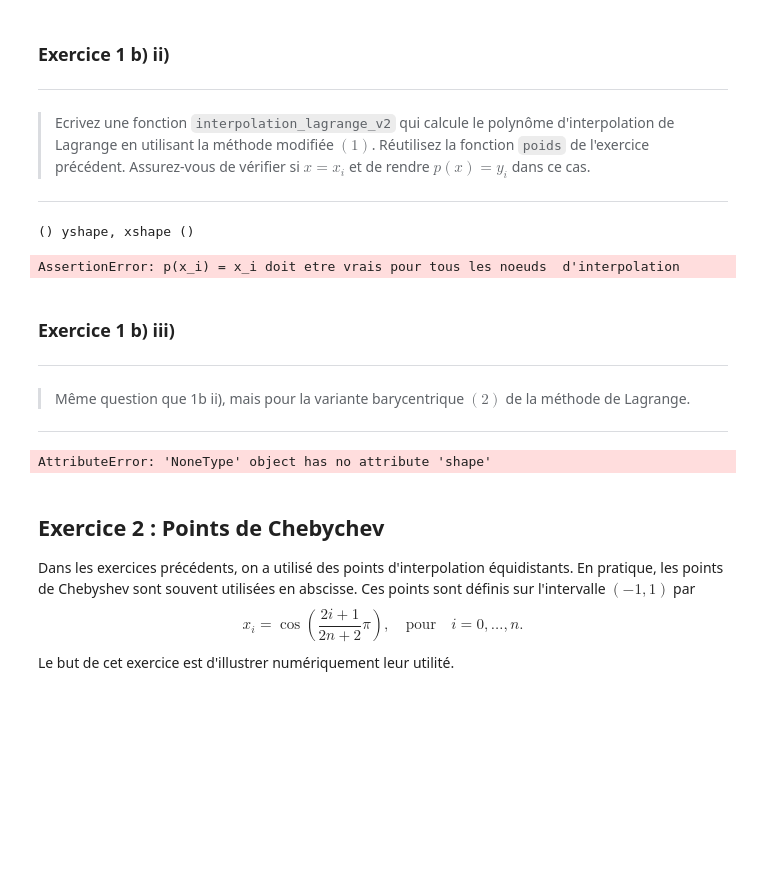
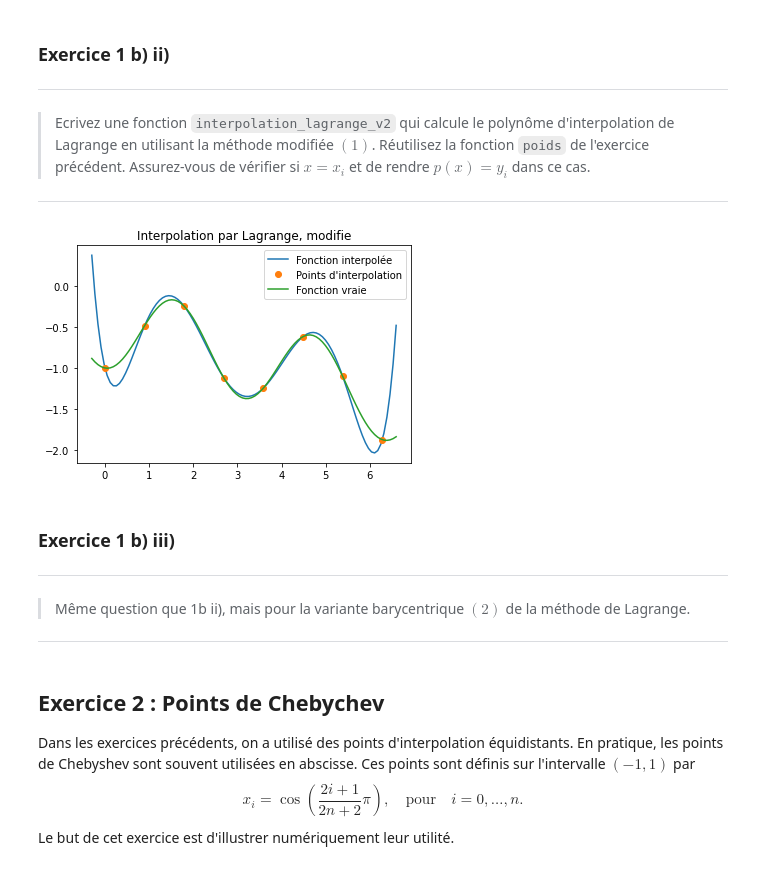
Before and after one commit to David-Kyrat/12M040-AnaNum-TPs, a Jupyter notebook: TP01.ipynb, the cells around one changed output. Cells and saved outputs as stored; diff of their text form; code cells hidden in the pictures; blank space fills up the shorter version.

```diff
--- a/TP01.ipynb
+++ b/TP01.ipynb
@@ -199,50 +199,58 @@ test_poids()
 > Ecrivez une fonction `interpolation_lagrange_v2` qui calcule le polynôme d'interpolation de Lagrange en utilisant la méthode modifiée $(1)$. Réutilisez la fonction `poids` de l'exercice précédent. Assurez-vous de vérifier si $x = x_i$ et de rendre $p(x)=y_i$ dans ce cas.
 ---
 # %%
-import numpy as np
+def eqOrIn(_x, val):
+    """Checks if _x contains val (if _x is an array) or if val == x (if it is a scalar)"""
+    x = np.array(_x)
+    return val in x
 
+def plot_function(x):
+    return np.sin(x) ** 2 - np.exp(x / 10)
 
 def interpolation_lagrange_v2(x, x_inter, y_inter):
     """
     Polynôme de Lagrange defini par points d'interpolation x_inter et y_inter, evalués à x
 
     On renvoie un vecteur de même taille que x.
     """
     n = len(x_inter)
     w = poids(x_inter)
-    distance =  np.array([x] - x_inter)
-    v = y_inter / distance
-    l = np.prod([x] - x_inter)
-    return l * np.dot(v, w)
+
+    tmp_d = np.array([x - x_inter[i] for i in range(n)]) #? computes each x - x_i to be reused in computation of l(x) and of y_i / (x - x_i)
+
+    d_filler = lambda i: y_inter[i] / (1 if eqOrIn(x, x_inter) else tmp_d[i])
+    v = [d_filler(i) for i in range(n)]
+
+    l = np.prod(tmp_d, axis=0)
+
+    dot_prod = np.sum([v[i] * w[i] for i in range(n)], axis=0) #np.dot(v,w)
+    p_x = l * dot_prod
+    return p_x
 
 
 def test_interpolation(interpolation_method, name):
     num_points = 8
 
     def plot_function(x):
         return np.sin(x) ** 2 - np.exp(x / 10)
 
     x_inter = np.linspace(0, 2 * np.pi, num_points)
     y_inter = plot_function(x_inter)
-    x_plot = np.linspace(-0.3, 2.1 * np.pi, 100)[0]
+    x_plot = np.linspace(-0.3, 2.1 * np.pi, 100)
     y_array = interpolation_method(x_plot, x_inter, y_inter)
-    print(y_array.shape, "yshape, xshape", x_plot.shape)
+
     assert y_array.shape == x_plot.shape, "Erreur de taille"
-    assert np.allclose(
-        interpolation_method(x_inter, x_inter, y_inter), y_inter
-    ), "p(x_i) = x_i doit etre vrais pour tous les noeuds  d'interpolation"
 
     plt.plot(x_plot, y_array, label="Fonction interpolée")
     plt.plot(x_inter, y_inter, "o", label="Points d'interpolation")
     y_vrais = plot_function(x_plot)
     plt.plot(x_plot, y_vrais, label="Fonction vraie")
     plt.title(f"Interpolation par {name}")
     plt.legend()
 
 test_interpolation(interpolation_lagrange_v2, "Lagrange, modifie")
 # %% [output]
-() yshape, xshape ()
-AssertionError: p(x_i) = x_i doit etre vrais pour tous les noeuds  d'interpolation
+[figure, added]
 # %% [markdown]
 ### Exercice 1 b) iii)
 ---
@@ -260,8 +268,6 @@ def interpolation_lagrange_v3(x, x_inter, y_inter):
 
 
 test_interpolation(interpolation_lagrange_v3, "Lagrange, barycentrique")
-# %% [output]
-AttributeError: 'NoneType' object has no attribute 'shape'
 # %% [markdown]
 ## Exercice 2 : Points de Chebychev
 
```
Also changed, not shown: parts of 1 cell of this notebook.
